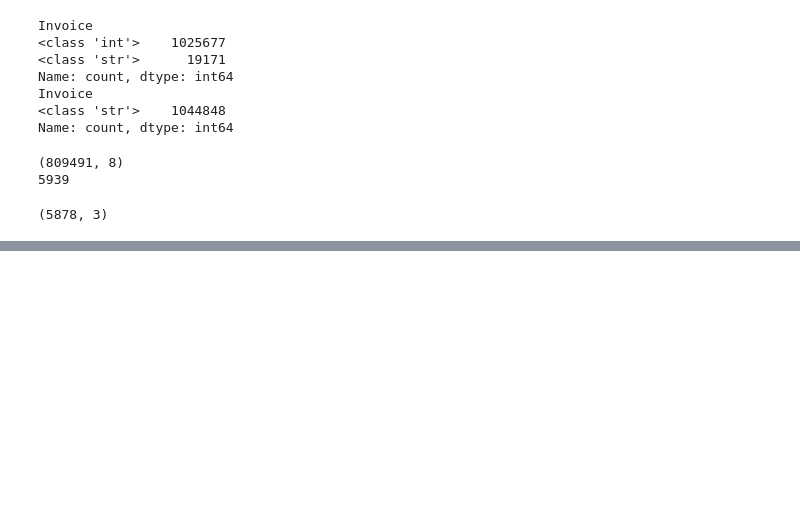
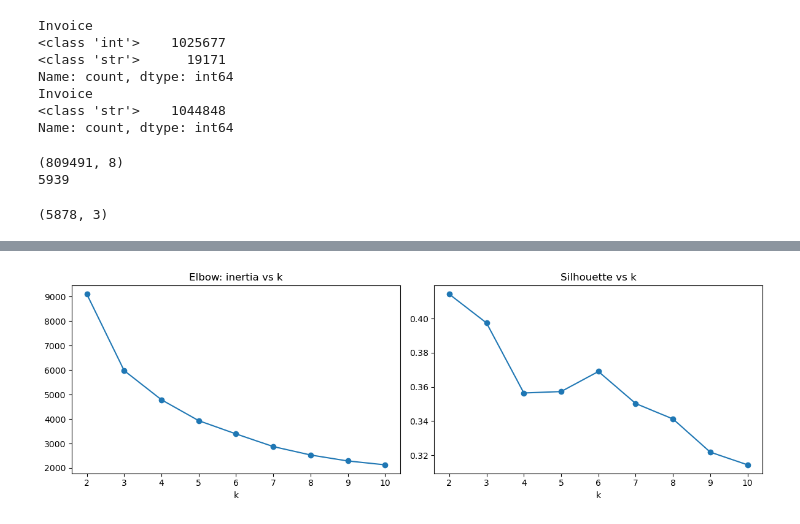
Before and after one commit to ashandx/customer-segmentation-clustering, a Jupyter notebook: notebooks/clustering.ipynb, the cells around one changed output, grey strips where cells are left out. Drawn from its saved outputs; the diff is of its cells as text; code cells hidden in the pictures; blank space fills up the shorter version.

Commit message:
feat: scale RFM features, choose k=4 and fit final K-means model

```diff
--- a/notebooks/clustering.ipynb
+++ b/notebooks/clustering.ipynb
@@ -81,0 +117,12 @@ print(rfm.shape)
+# %%
+scaler = StandardScaler()
+# fit_transform returns a NumPy array, so rebuild the DataFrame to keep the Customer ID index
+rfm_scaled = pd.DataFrame(
+    scaler.fit_transform(rfm_model),
+    index=rfm_model.index,
+    columns=rfm_model.columns,
+)
+
+print(rfm_scaled.mean().round(6))
+print(rfm_scaled.std().round(3))
+print(rfm_scaled.shape, "| index matches rfm:", rfm_scaled.index.equals(rfm.index))
@@ -81,0 +142,15 @@ print(rfm.shape)
+# %%
+inertias = []
+silhouettes = []
+
+for k in K_RANGE:
+    model = KMeans(n_clusters=k, random_state=RANDOM_STATE, n_init=N_INIT)
+    labels = model.fit_predict(rfm_scaled)
+    inertias.append(model.inertia_)
+    silhouettes.append(silhouette_score(rfm_scaled, labels))
+
+k_scores = pd.DataFrame(
+    {"inertia": inertias, "silhouette": silhouettes},
+    index=pd.Index(K_RANGE, name="k"),
+)
+print(k_scores)
@@ -81,0 +169,11 @@ print(rfm.shape)
+# %%
+fig, axes = plt.subplots(1, 2, figsize=(12, 4))
+k_scores["inertia"].plot(marker="o", ax=axes[0], title="Elbow: inertia vs k")
+k_scores["silhouette"].plot(marker="o", ax=axes[1], title="Silhouette vs k")
+for ax in axes:
+    ax.set_xticks(list(K_RANGE))
+plt.tight_layout()
+plt.savefig("../images/choosing_k.png", dpi=150)
+plt.show()
+# %% [output]
+[figure, added]
```
Also changed, not shown: parts of 16 cells of this notebook, 1 other file.
